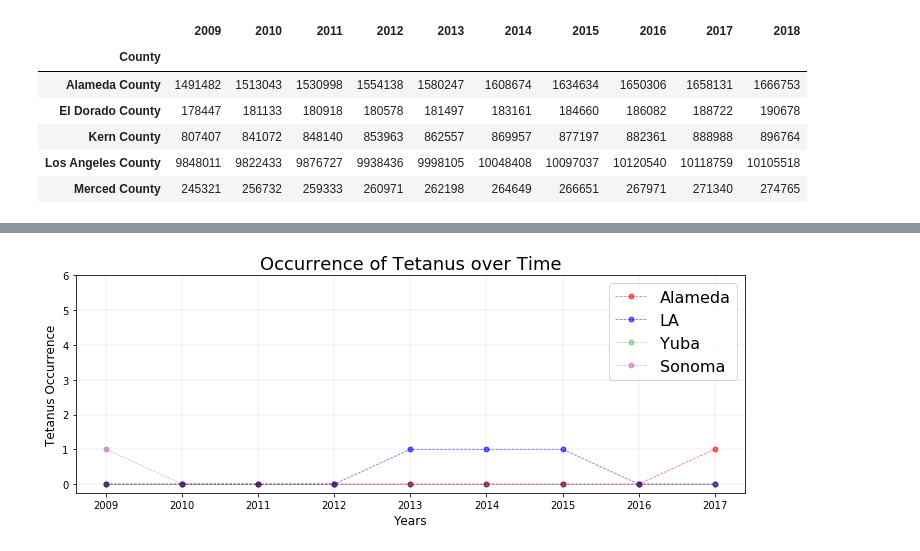
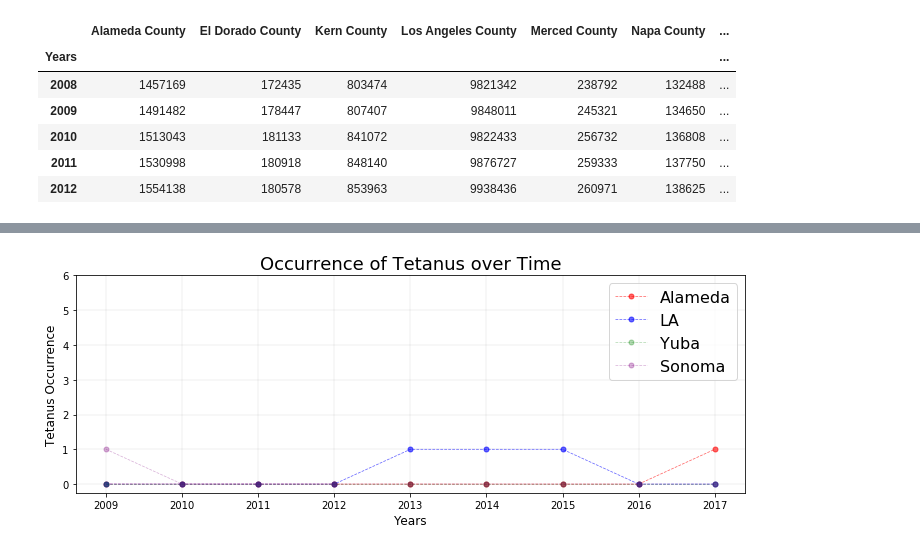
Before and after one commit to GCutaiar/group-project1, a Jupyter notebook: Resource/scatter_plots_clay.ipynb, the cells around one changed output, grey strips where cells are left out. Saved outputs shown, nothing was run; the diff lists cells and outputs as text; code cells hidden in the pictures.

```diff
--- a/Resource/scatter_plots_clay.ipynb
+++ b/Resource/scatter_plots_clay.ipynb
@@ -107,18 +142,3 @@ ddyr_yuba_tet = ddyr_yuba[ddyr_yuba["disease"]== "Tetanus"]
 
 ddyr_sonoma = dyrs[dyrs["county"]== "Sonoma"]
 ddyr_sonoma_tet = ddyr_sonoma[ddyr_sonoma["disease"]== "Tetanus"]
-# %%
-#mung population data
-pop_read = pd.read_csv(file)
-#pop_years = pop_read.drop(['2018'], axis = 1)
-pop_years_fin = pop_read.set_index("County")
-pop_for_scatter = pd.DataFrame(pop_years_fin)
-pop_for_scatter.head()
-# %% [output]
-|  | 2009 | 2010 | 2011 | 2012 | 2013 | 2014 | 2015 | 2016 | 2017 | 2018 |
-| County |  |  |  |  |  |  |  |  |  |  |
-| Alameda County | 1491482 | 1513043 | 1530998 | 1554138 | 1580247 | 1608674 | 1634634 | 1650306 | 1658131 | 1666753 |
-| El Dorado County | 178447 | 181133 | 180918 | 180578 | 181497 | 183161 | 184660 | 186082 | 188722 | 190678 |
-| Kern County | 807407 | 841072 | 848140 | 853963 | 862557 | 869957 | 877197 | 882361 | 888988 | 896764 |
-| Los Angeles County | 9848011 | 9822433 | 9876727 | 9938436 | 9998105 | 10048408 | 10097037 | 10120540 | 10118759 | 10105518 |
-| Merced County | 245321 | 256732 | 259333 | 260971 | 262198 | 264649 | 266651 | 267971 | 271340 | 274765 |
@@ -150,0 +145,16 @@ for i in range(1,len(pop_diff_Sonoma)):
+# %%
+#mung population data, added 2008 so i could get the difference between 2 years and end
+#up with 9 values
+pop_read = pd.read_csv(file2)
+pop_years_change = pop_read.set_index("Years")
+#pop_years_change = pop_years_change.drop(2018)
+pop_for_change = pd.DataFrame(pop_years_change)
+pop_for_change.head()
+# %% [output]
+|  | Alameda County | El Dorado County | Kern County | Los Angeles County | Merced County | Napa County | ... |
+| Years |  |  |  |  |  |  | ... |
+| 2008 | 1457169 | 172435 | 803474 | 9821342 | 238792 | 132488 | ... |
+| 2009 | 1491482 | 178447 | 807407 | 9848011 | 245321 | 134650 | ... |
+| 2010 | 1513043 | 181133 | 841072 | 9822433 | 256732 | 136808 | ... |
+| 2011 | 1530998 | 180918 | 848140 | 9876727 | 259333 | 137750 | ... |
+| 2012 | 1554138 | 180578 | 853963 | 9938436 | 260971 | 138625 | ... |
```
Also changed, not shown: parts of 17 cells of this notebook, 2 other files.
